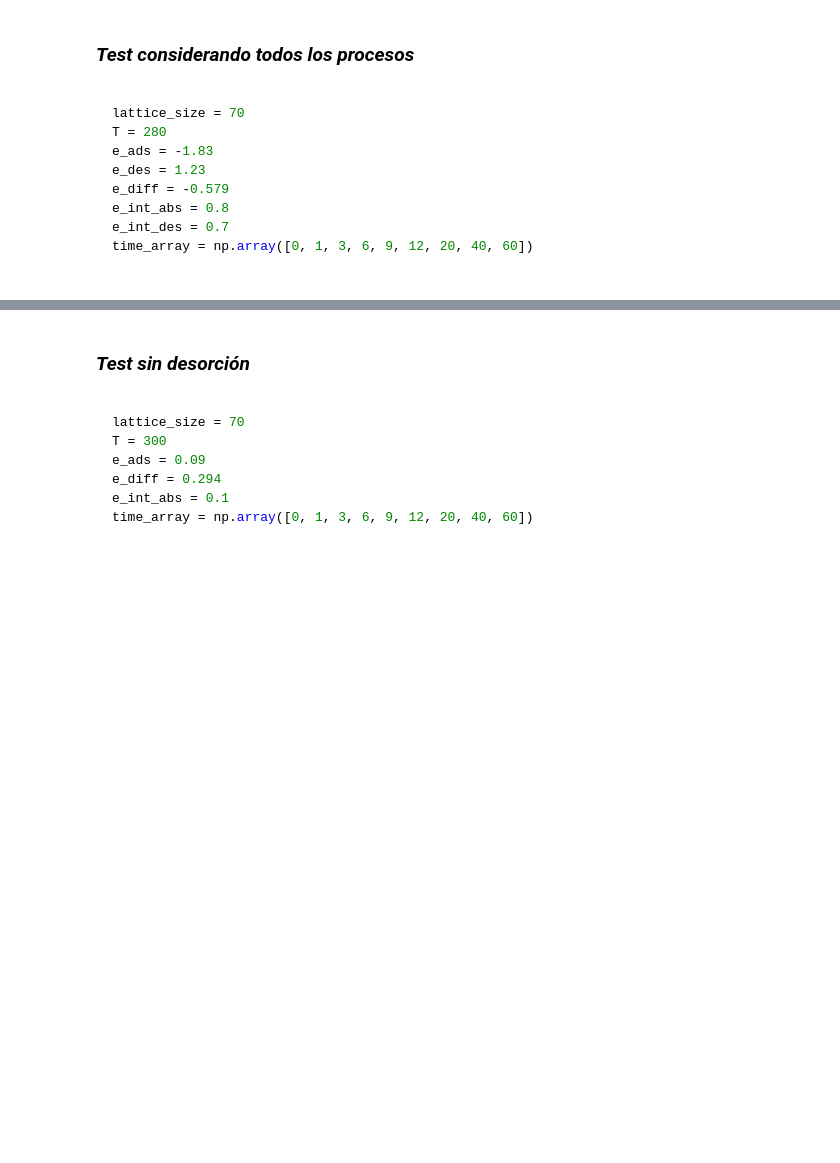
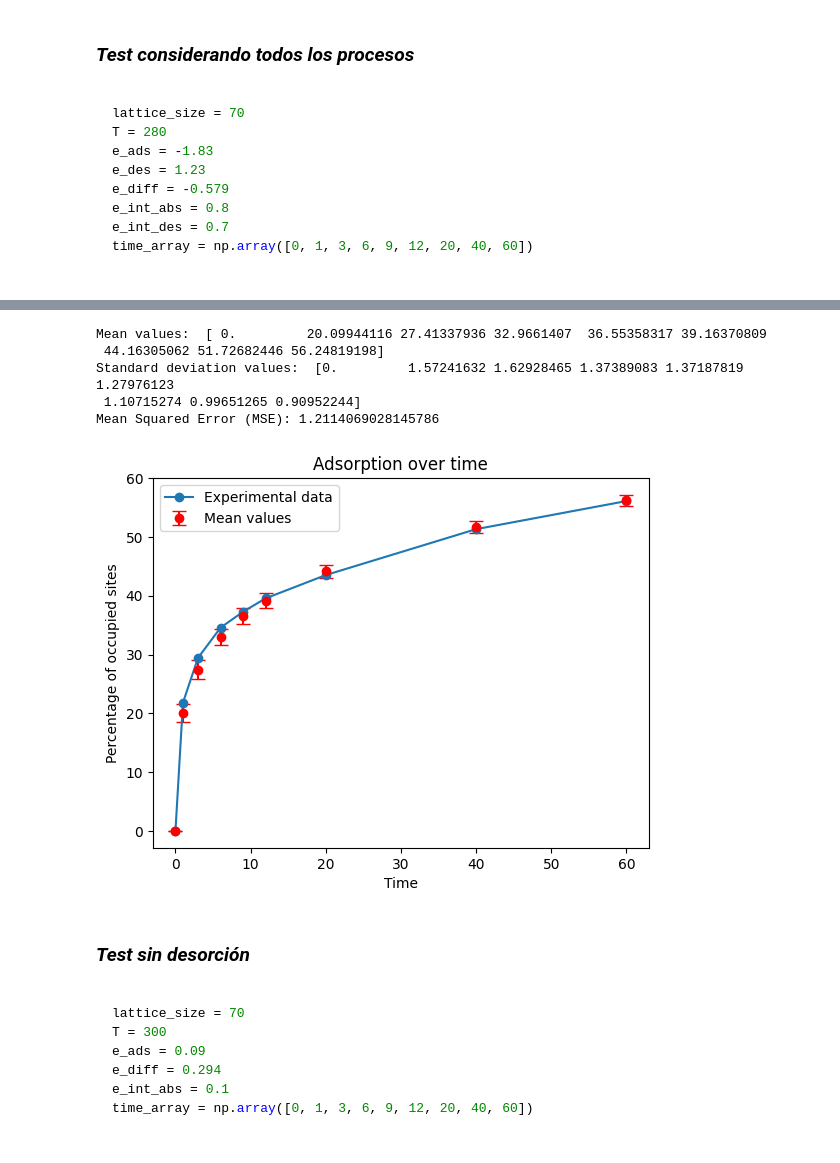
Before and after one commit to hernansalinas/00_TrabajoGradoGerman, a Jupyter notebook: Codes/kMC ordenado/kMC_GeneralAdsorptionModel_v1.ipynb, the cells around one changed output, grey strips where cells are left out. Drawn from its saved outputs; the diff is of its cells as text; code cells hidden in the pictures; blank space fills up the shorter version.

```diff
--- a/Codes/kMC ordenado/kMC_GeneralAdsorptionModel_v1.ipynb
+++ b/Codes/kMC ordenado/kMC_GeneralAdsorptionModel_v1.ipynb
@@ -268,3 +401,13 @@ plt.show()
+# %%
+N = 100
+run_multiple_simulations(N, lattice_size, T, processes, time_array, data.iloc[8, :9].to_numpy())
+# %% [output]
+Mean values:  [ 0.         20.09944116 27.41337936 32.9661407  36.55358317 39.16370809
+ 44.16305062 51.72682446 56.24819198]
+Standard deviation values:  [0.         1.57241632 1.62928465 1.37389083 1.37187819 1.27976123
+ 1.10715274 0.99651265 0.90952244]
+Mean Squared Error (MSE): 1.2114069028145786
+[figure, added]
 # %% [markdown]
 ### ***Test sin desorción***
 
```
Also changed, not shown: parts of 20 cells of this notebook.
